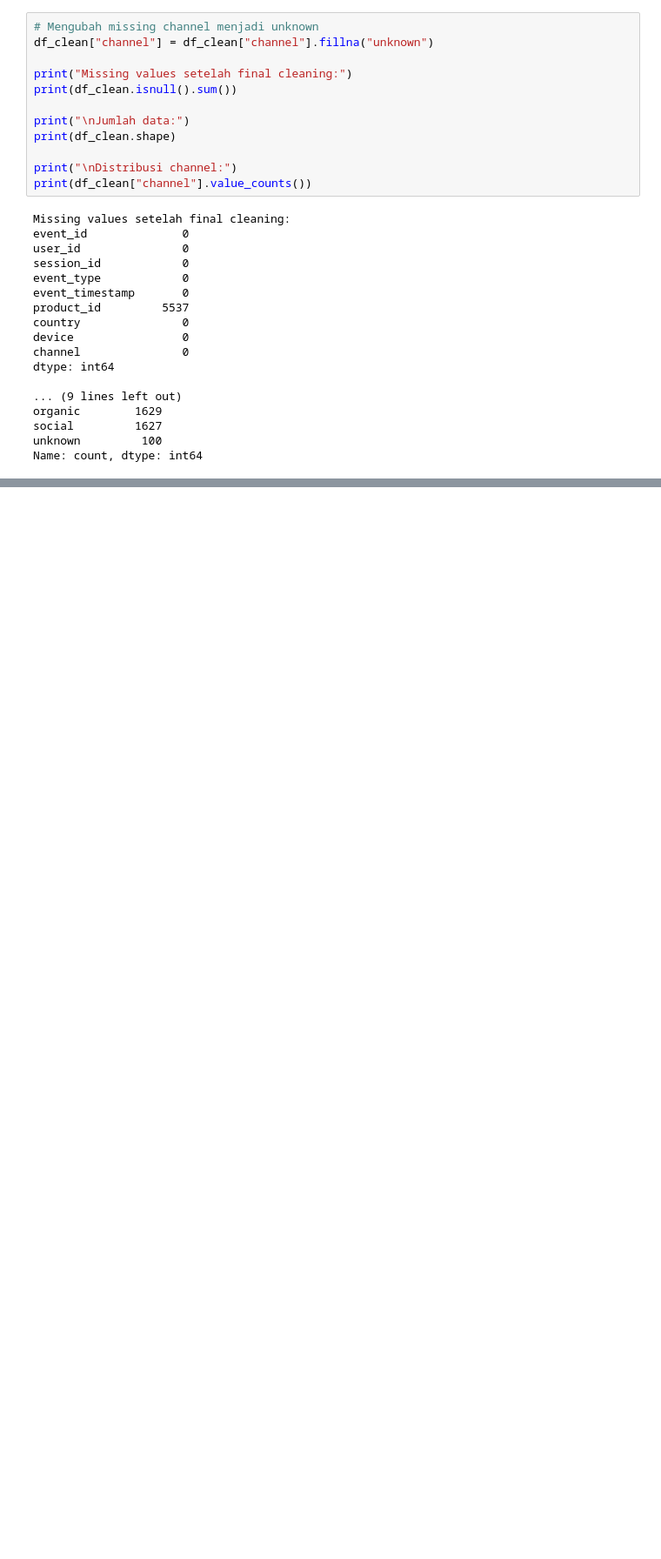
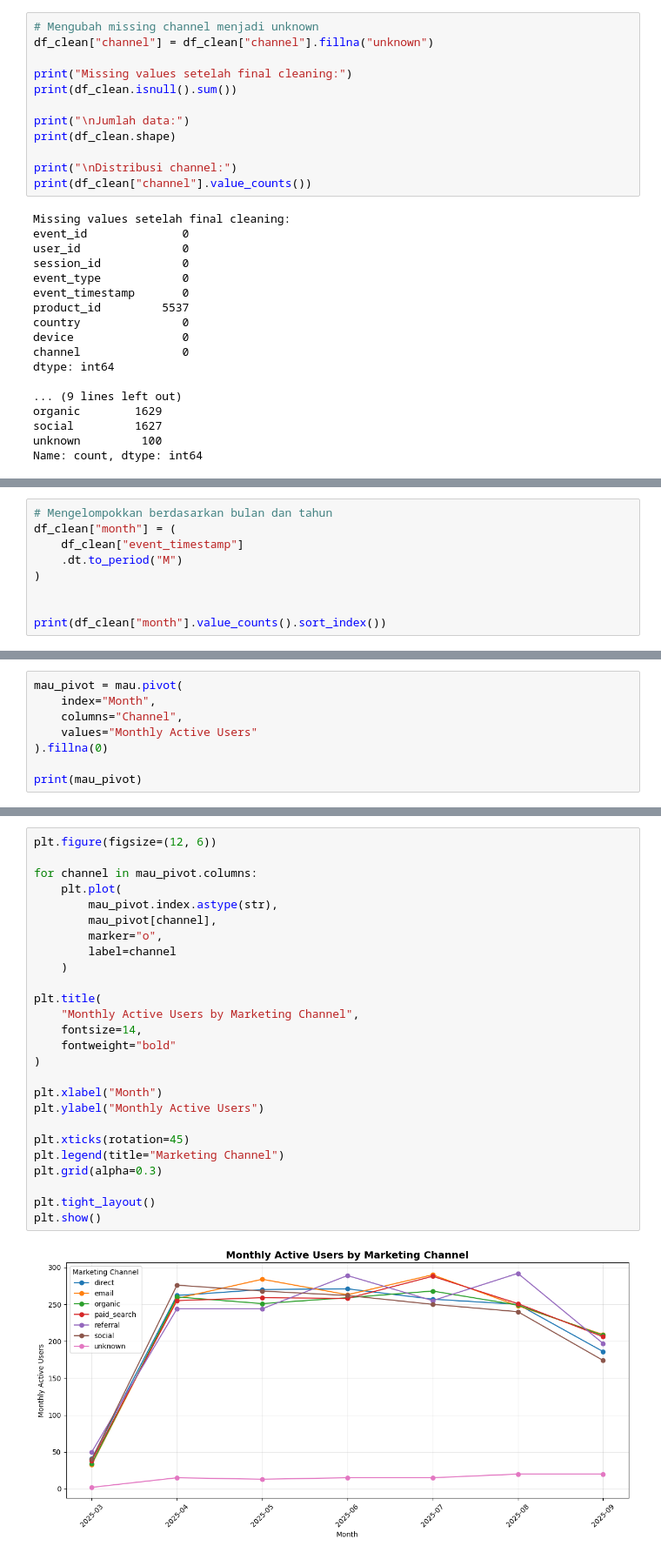
Before and after one commit to srigstinahf/RevoU_Project, a Jupyter notebook: Projek_RevoU_Data_Analyst.ipynb, the cells around one changed output, grey strips where cells are left out. Shown at 87% size. Drawn from its saved outputs; the diff is of its cells as text; blank space fills up the shorter version.

```diff
--- a/Projek_RevoU_Data_Analyst.ipynb
+++ b/Projek_RevoU_Data_Analyst.ipynb
@@ -169,0 +248,9 @@ Name: count, dtype: int64
+# %%
+# Mengelompokkan berdasarkan bulan dan tahun
+df_clean["month"] = (
+    df_clean["event_timestamp"]
+    .dt.to_period("M")
+)
+
+
+print(df_clean["month"].value_counts().sort_index())
@@ -169,0 +302,8 @@ Name: count, dtype: int64
+# %%
+mau_pivot = mau.pivot(
+    index="Month",
+    columns="Channel",
+    values="Monthly Active Users"
+).fillna(0)
+
+print(mau_pivot)
@@ -169,0 +320,28 @@ Name: count, dtype: int64
+# %%
+plt.figure(figsize=(12, 6))
+
+for channel in mau_pivot.columns:
+    plt.plot(
+        mau_pivot.index.astype(str),
+        mau_pivot[channel],
+        marker="o",
+        label=channel
+    )
+
+plt.title(
+    "Monthly Active Users by Marketing Channel",
+    fontsize=14,
+    fontweight="bold"
+)
+
+plt.xlabel("Month")
+plt.ylabel("Monthly Active Users")
+
+plt.xticks(rotation=45)
+plt.legend(title="Marketing Channel")
+plt.grid(alpha=0.3)
+
+plt.tight_layout()
+plt.show()
+# %% [output]
+[figure, added]
```
Also changed, not shown: parts of 20 cells of this notebook.
